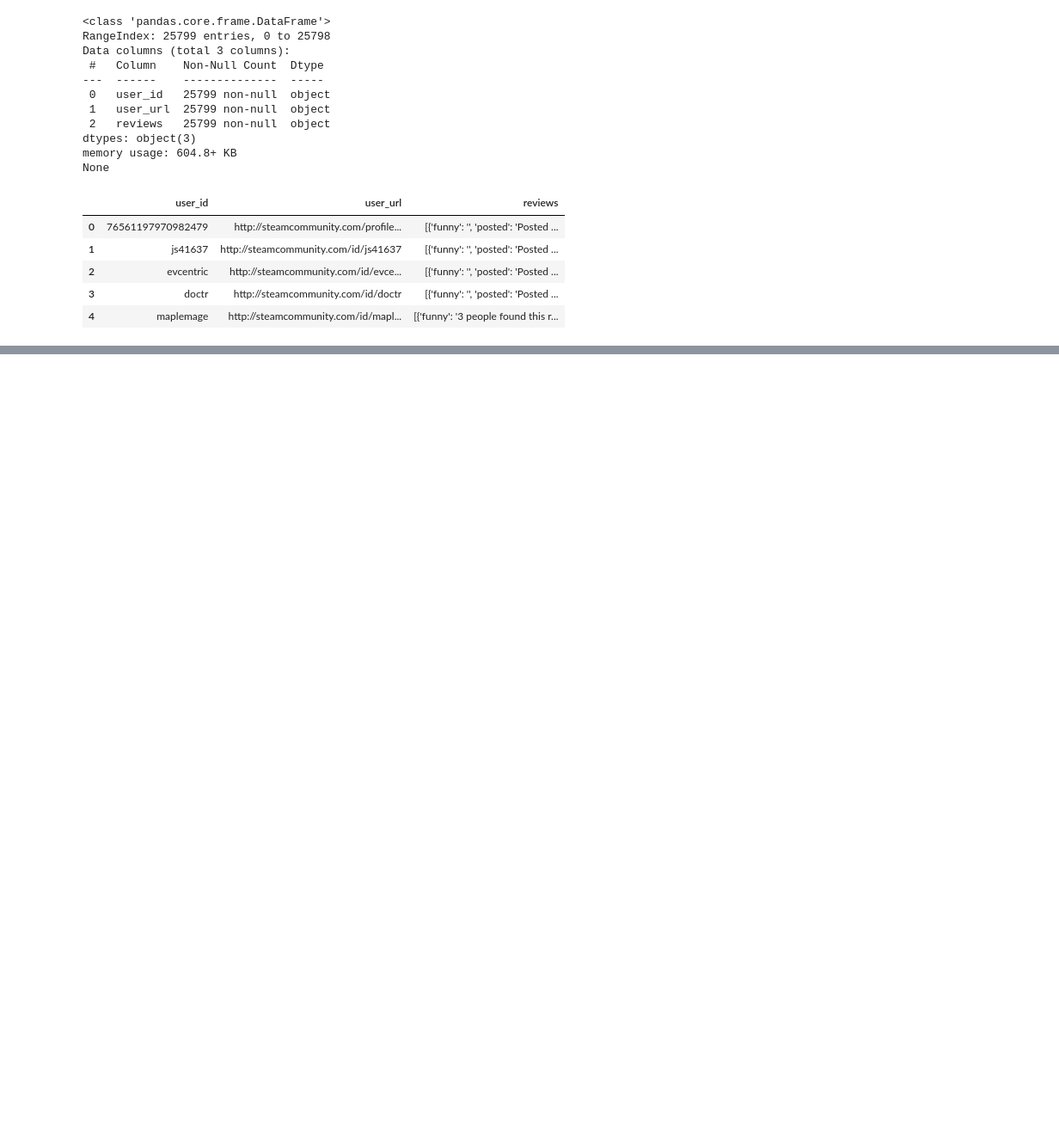
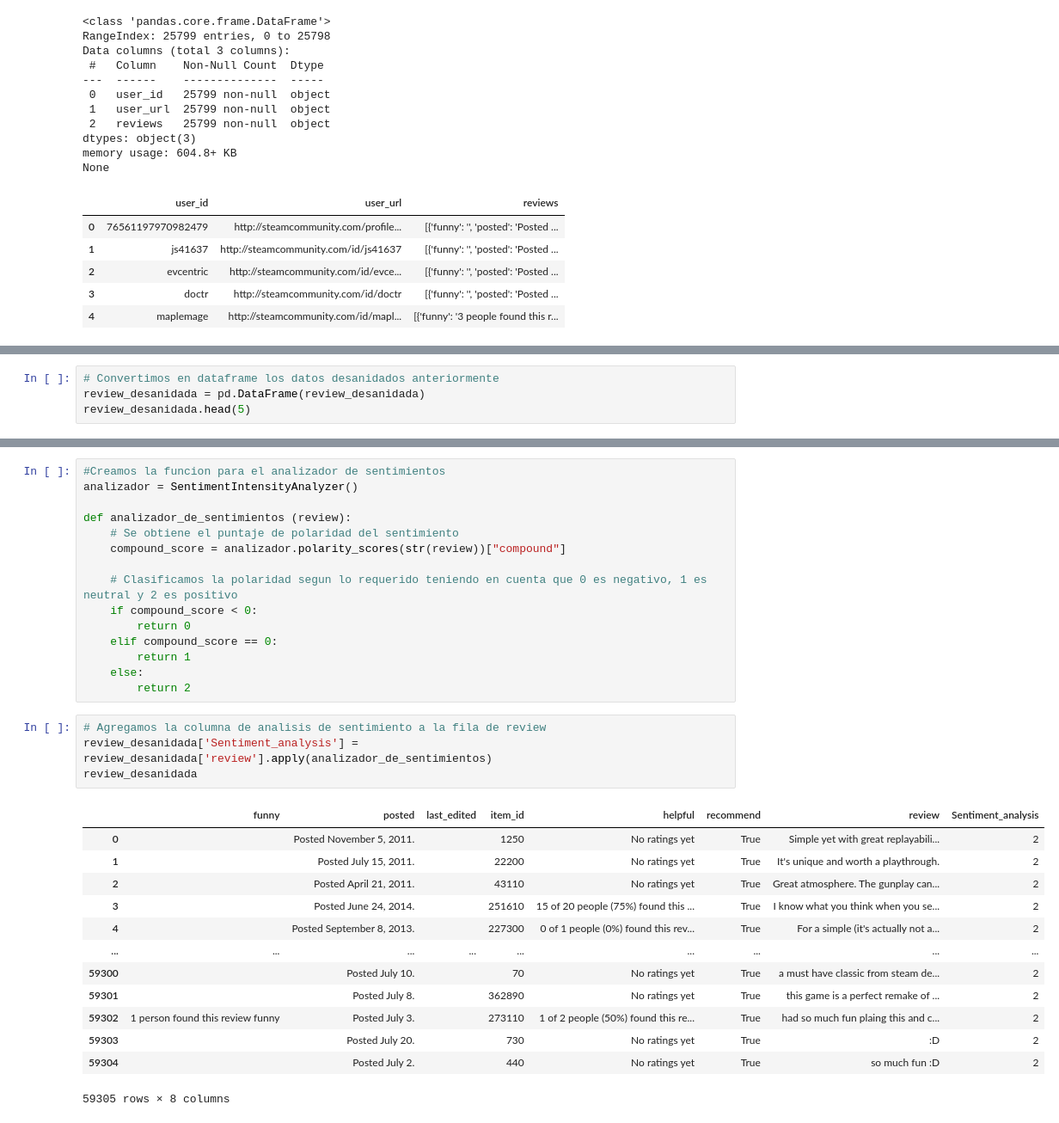
Before and after one commit to DavidVillamizar04/Modelo_recomendacion_steam, a Jupyter notebook: Notebooks/ETL.ipynb, the cells around one changed output, grey strips where cells are left out. Shown: that part at 86% size. Cells and saved outputs as stored; diff of their text form; blank space fills up the shorter version.

```diff
--- a/Notebooks/ETL.ipynb
+++ b/Notebooks/ETL.ipynb
@@ -112,0 +196,4 @@ review_desanidada.append(new_row)
+# %%
+# Convertimos en dataframe los datos desanidados anteriormente
+review_desanidada = pd.DataFrame(review_desanidada)
+review_desanidada.head(5)
@@ -112,0 +207,33 @@ review_desanidada.append(new_row)
+# %%
+#Creamos la funcion para el analizador de sentimientos
+analizador = SentimentIntensityAnalyzer()
+
+def analizador_de_sentimientos (review):
+    # Se obtiene el puntaje de polaridad del sentimiento
+    compound_score = analizador.polarity_scores(str(review))["compound"]
+
+    # Clasificamos la polaridad segun lo requerido teniendo en cuenta que 0 es negativo, 1 es neutral y 2 es positivo
+    if compound_score < 0:
+        return 0
+    elif compound_score == 0:
+        return 1
+    else:
+        return 2
+# %%
+# Agregamos la columna de analisis de sentimiento a la fila de review
+review_desanidada['Sentiment_analysis'] = review_desanidada['review'].apply(analizador_de_sentimientos)
+review_desanidada
+# %% [output]
+|  | funny | posted | last_edited | item_id | helpful | recommend | review | Sentiment_analysis |
+| 0 |  | Posted November 5, 2011. |  | 1250 | No ratings yet | True | Simple yet with great replayabili... | 2 |
+| 1 |  | Posted July 15, 2011. |  | 22200 | No ratings yet | True | It's unique and worth a playthrough. | 2 |
+| 2 |  | Posted April 21, 2011. |  | 43110 | No ratings yet | True | Great atmosphere. The gunplay can... | 2 |
+| 3 |  | Posted June 24, 2014. |  | 251610 | 15 of 20 people (75%) found this ... | True | I know what you think when you se... | 2 |
+| 4 |  | Posted September 8, 2013. |  | 227300 | 0 of 1 people (0%) found this rev... | True | For a simple (it's actually not a... | 2 |
+| ... | ... | ... | ... | ... | ... | ... | ... | ... |
+| 59300 |  | Posted July 10. |  | 70 | No ratings yet | True | a must have classic from steam de... | 2 |
+| 59301 |  | Posted July 8. |  | 362890 | No ratings yet | True | this game is a perfect remake of ... | 2 |
+| 59302 | 1 person found this review funny | Posted July 3. |  | 273110 | 1 of 2 people (50%) found this re... | True | had so much fun plaing this and c... | 2 |
+| 59303 |  | Posted July 20. |  | 730 | No ratings yet | True | :D | 2 |
+| 59304 |  | Posted July 2. |  | 440 | No ratings yet | True | so much fun :D | 2 |
+59305 rows × 8 columns
```
Also changed, not shown: parts of 25 cells of this notebook, 8 other files.
